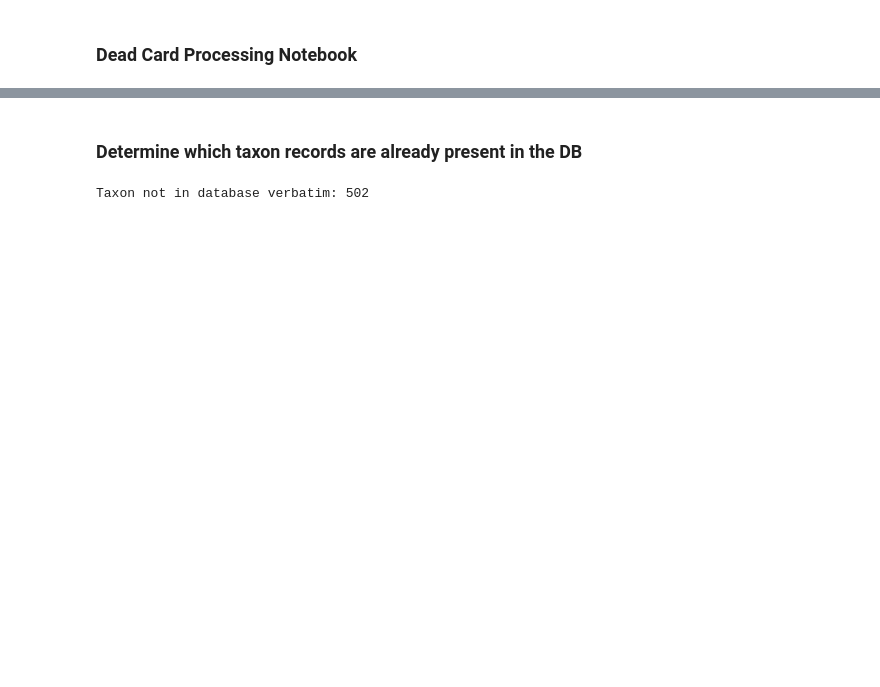
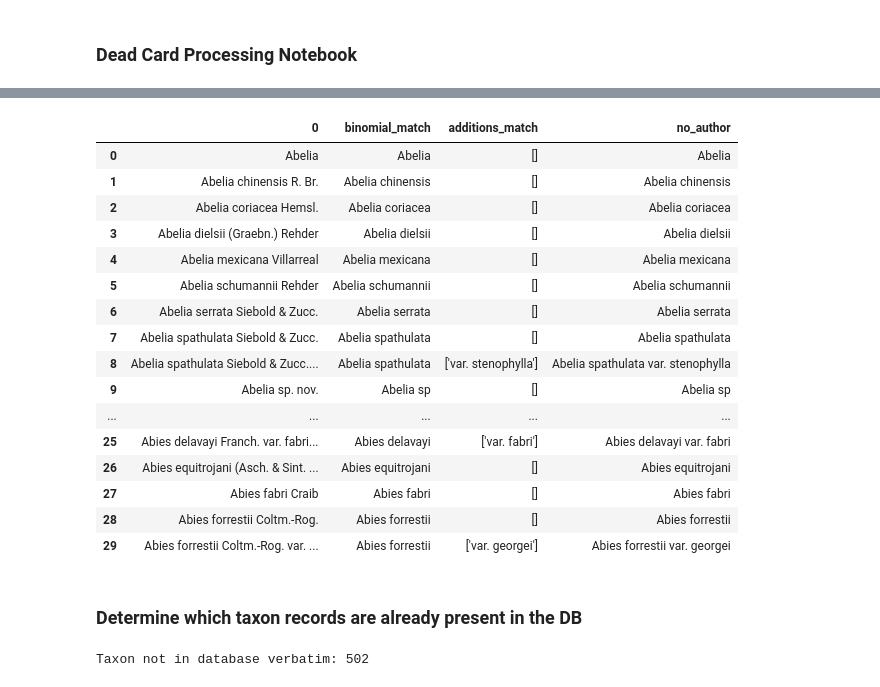
Before and after one commit to ArmanO2005/Dead_Tag_Project, a Jupyter notebook: uploadConverter.ipynb, the cells around one changed output, grey strips where cells are left out. Saved outputs shown, nothing was run; the diff lists cells and outputs as text; code cells hidden in the pictures; blank space fills up the shorter version.

```diff
--- a/uploadConverter.ipynb
+++ b/uploadConverter.ipynb
@@ -13,6 +15,26 @@ input_df = pd.read_csv(input_path)
 
 determination_key = pd.read_csv("data/NoAuthorTest.csv")
 determination_key['no_author'] = determination_key['no_author'].apply(lambda x: x.translate(string.punctuation).strip())
+# %%
+determination_key.head(30)
+# %% [output]
+|  | 0 | binomial_match | additions_match | no_author |
+| 0 | Abelia | Abelia | [] | Abelia |
+| 1 | Abelia chinensis R. Br. | Abelia chinensis | [] | Abelia chinensis |
+| 2 | Abelia coriacea Hemsl. | Abelia coriacea | [] | Abelia coriacea |
+| 3 | Abelia dielsii (Graebn.) Rehder | Abelia dielsii | [] | Abelia dielsii |
+| 4 | Abelia mexicana Villarreal | Abelia mexicana | [] | Abelia mexicana |
+| 5 | Abelia schumannii Rehder | Abelia schumannii | [] | Abelia schumannii |
+| 6 | Abelia serrata Siebold & Zucc. | Abelia serrata | [] | Abelia serrata |
+| 7 | Abelia spathulata Siebold & Zucc. | Abelia spathulata | [] | Abelia spathulata |
+| 8 | Abelia spathulata Siebold & Zucc.... | Abelia spathulata | ['var. stenophylla'] | Abelia spathulata var. stenophylla |
+| 9 | Abelia sp. nov. | Abelia sp | [] | Abelia sp |
+| ... | ... | ... | ... | ... |
+| 25 | Abies delavayi Franch. var. fabri... | Abies delavayi | ['var. fabri'] | Abies delavayi var. fabri |
+| 26 | Abies equitrojani (Asch. & Sint. ... | Abies equitrojani | [] | Abies equitrojani |
+| 27 | Abies fabri Craib | Abies fabri | [] | Abies fabri |
+| 28 | Abies forrestii Coltm.-Rog. | Abies forrestii | [] | Abies forrestii |
+| 29 | Abies forrestii Coltm.-Rog. var. ... | Abies forrestii | ['var. georgei'] | Abies forrestii var. georgei |
 # %% [markdown]
 ### Determine which taxon records are already present in the DB
 # %%
```
Also changed, not shown: parts of 4 cells of this notebook, 1 other file.
